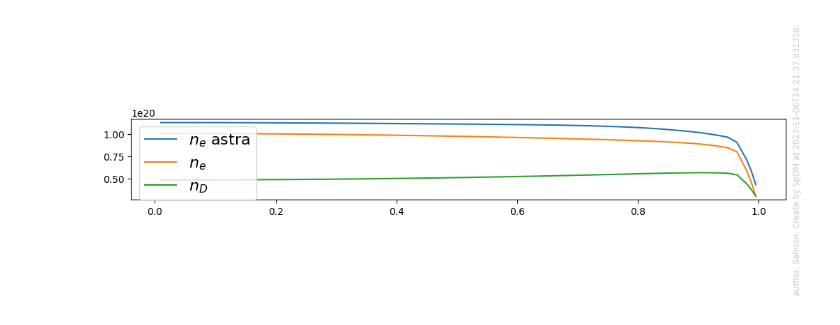
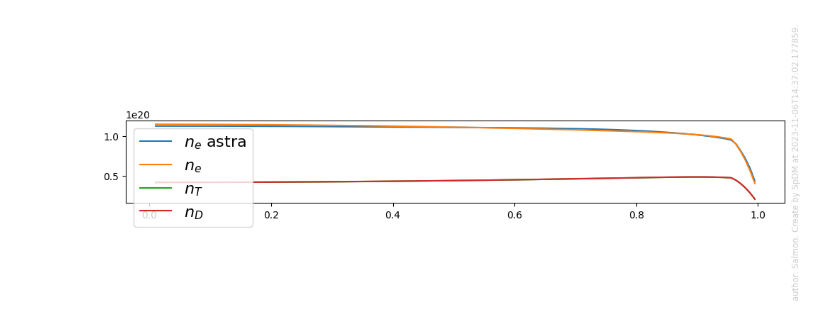
Before and after one commit to fusion-yun/fytok_tutorial, a Jupyter notebook: tutorial/01_Transolver.ipynb, the cells around one changed output. Drawn from its saved outputs; the diff is of its cells as text; code cells hidden in the pictures.

```diff
--- a/tutorial/01_Transolver.ipynb
+++ b/tutorial/01_Transolver.ipynb
@@ -27,7 +27,7 @@ input_path = pathlib.Path("./data/")
 #######################################################################################################################
 # %%
 
-tokamak = Tokamak(f"file+iterprofiles://{next(input_path.glob('*.xls')).absolute().as_posix()}",
+tokamak = Tokamak(f"file+iterprofiles://{next(input_path.glob('*ASTRA.xls')).absolute().as_posix()}",
                   f"file+geqdsk://{next(input_path.glob('**/g*.txt')).absolute().as_posix()}",
                   device="iter",
                   transport_solver={"code":  {"name": "fytrans",
@@ -38,14 +38,16 @@ tokamak = Tokamak(f"file+iterprofiles://{next(input_path.glob('*.xls')).absolute
                                               }}})
 
 tokamak.transport_solver.refresh(
-    rho_tor_norm=np.linspace(0.01, 0.995, 64),
     equation={
         "electrons/density_thermal": {
             "profile": 3.0e19,
-            "boundary_condition": [{"identifier": {"index": 4}, "value": [0]}, {"identifier": {"index": 1}, "value": [3.0e19]}]},
+            "boundary_condition": [{"identifier": {"index": 4}, "value": [0]}, {"identifier": {"index": 1}, "value": [4.0e19]}]},
+        "ion/T/density_thermal": {
+            "profile": 1.5e19,
+            "boundary_condition": [{"identifier": {"index": 4}, "value": [0]}, {"identifier": {"index": 1}, "value": [2.0e19]}]},
         "ion/D/density_thermal": {
-            "profile": 3.0e19,
-            "boundary_condition": [{"identifier": {"index": 4}, "value": [0]}, {"identifier": {"index": 1}, "value": [3.0e19]}]},
+            "profile": 1.5e19,
+            "boundary_condition": [{"identifier": {"index": 4}, "value": [0]}, {"identifier": {"index": 1}, "value": [2.0e19]}]},
     },
     equilibrium=tokamak.equilibrium,
     core_transport=tokamak.core_transport,
@@ -103,12 +104,15 @@ No artists with labels found to put in legend.  Note that artists whose label st
 # %%
 fig = sp_view.plot([
     [
         (tokamak.core_profiles.time_slice.current.profiles_1d.electrons.density_thermal, r"$n_e$ astra"),
+        # (tokamak.core_profiles.time_slice.current.profiles_1d.ion["D"].density_thermal, r"$n_D$ astra"),
         (solver_1d.equation[0].primary_quantity.profile, r"$n_e$"),
-        (solver_1d.equation[1].primary_quantity.profile, r"$n_D$"),
+        (solver_1d.equation[1].primary_quantity.profile, r"$n_T$"),
+        (solver_1d.equation[2].primary_quantity.profile, r"$n_D$"),
+
     ]
 ],
     x_axis=solver_1d.grid.rho_tor_norm
 )
 # %% [output]
-[figure, old version]
+[figure, new version]
```
Also changed, not shown: parts of 4 cells of this notebook.
